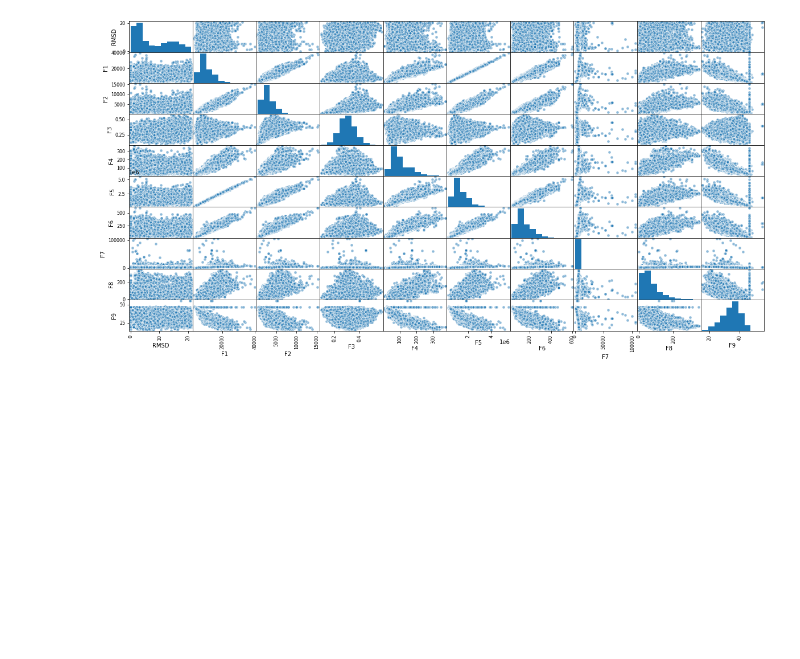
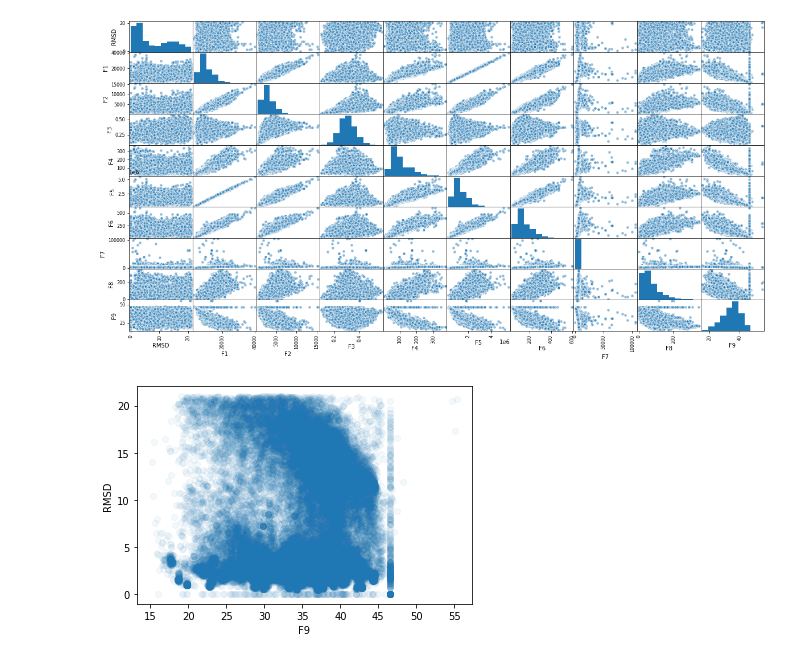
Before and after one commit to jamesleocodes/cheminformatics_projects, a Jupyter notebook: phy_chem_protein_tertiary/protein.ipynb, the cells around one changed output. Drawn from its saved outputs; the diff is of its cells as text; code cells hidden in the pictures; blank space fills up the shorter version.

```diff
--- a/phy_chem_protein_tertiary/protein.ipynb
+++ b/phy_chem_protein_tertiary/protein.ipynb
@@ -119,3 +125,9 @@ pd.plotting.scatter_matrix(data, figsize=(20,10), edgecolors='w',s=100)
 plt.show()
 # %% [output]
 [figure]
+# %%
+plt.scatter(data['F9'], data['RMSD'], alpha=0.05);
+plt.xlabel('F9');
+plt.ylabel('RMSD');
+# %% [output]
+[figure, added]
```
Also changed, not shown: parts of 14 cells of this notebook.
